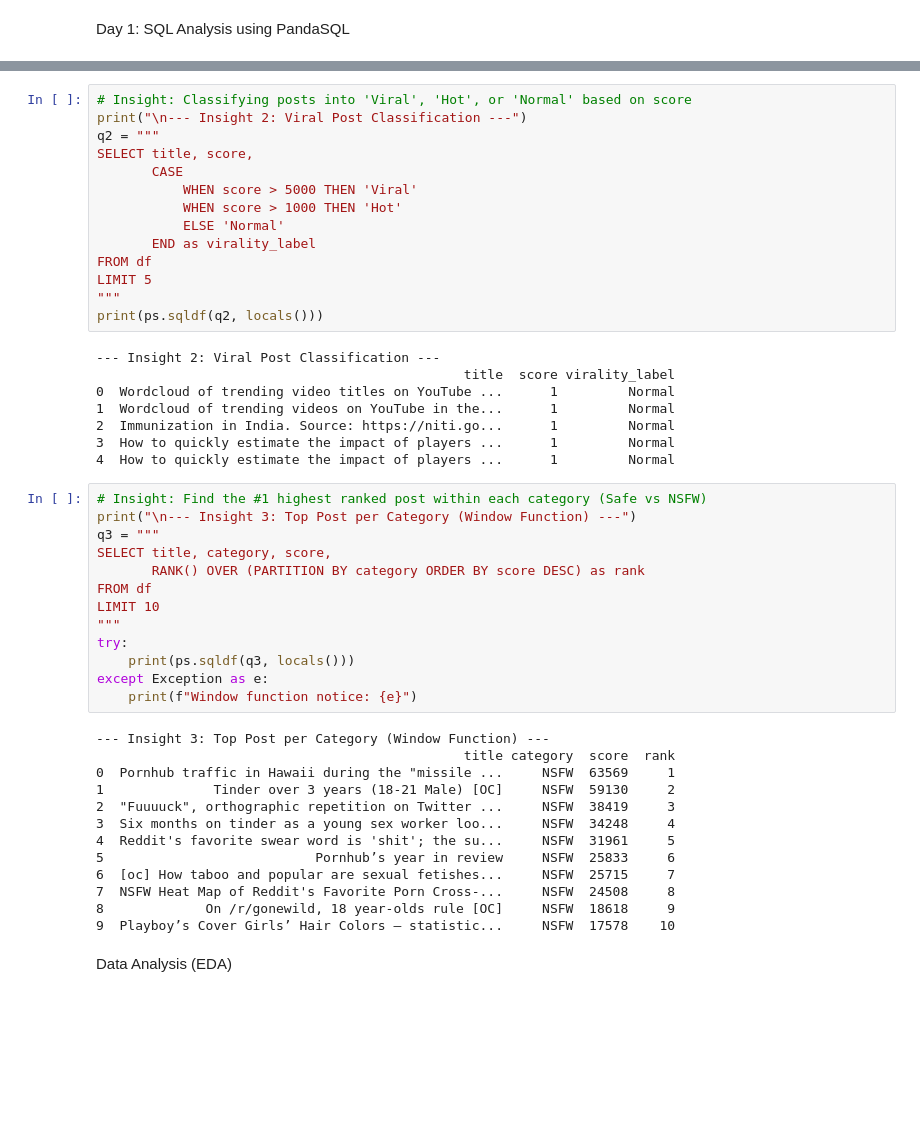
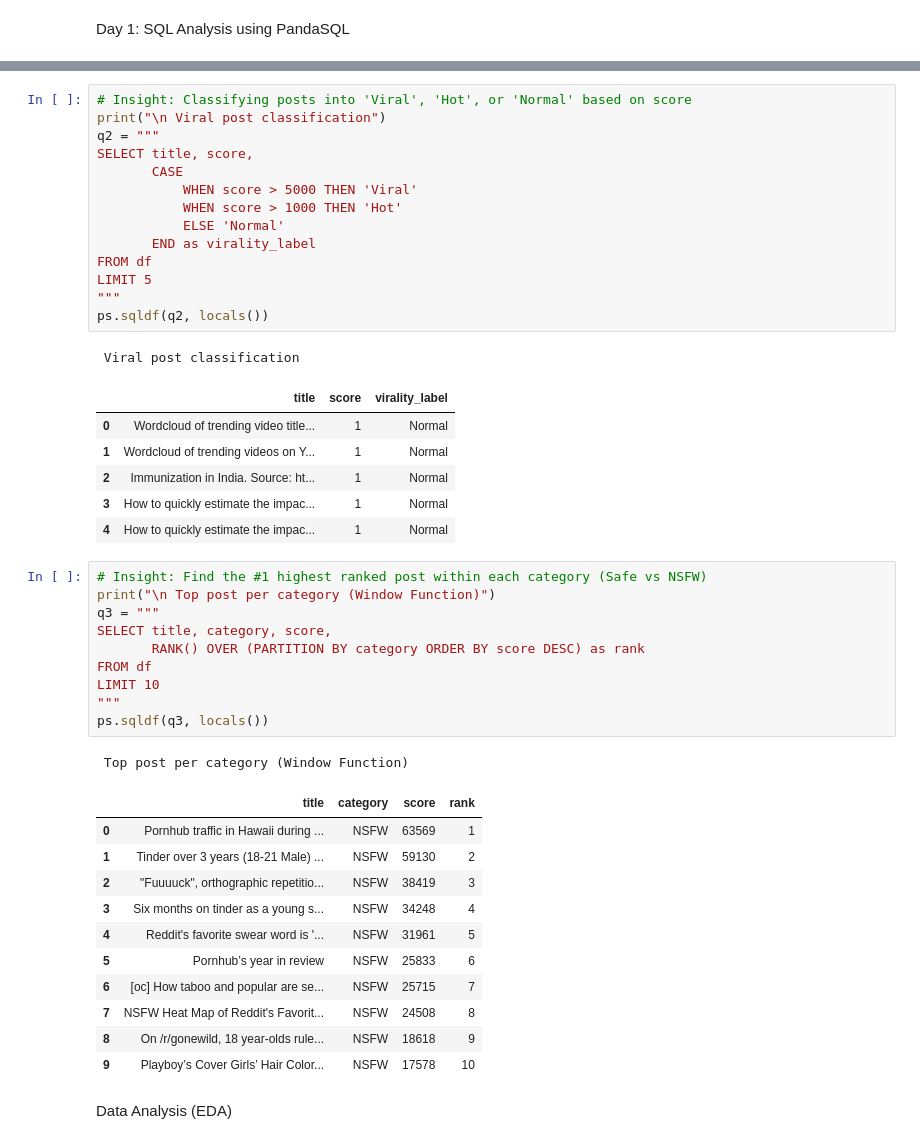
Before and after one commit to hardiksharma2005/Reddit-Post-Classifier, a Jupyter notebook: Reddit_Post_Analysis.ipynb, the cells around one changed output, grey strips where cells are left out. Drawn from its saved outputs; the diff is of its cells as text; blank space fills up the shorter version.

```diff
--- a/Reddit_Post_Analysis.ipynb
+++ b/Reddit_Post_Analysis.ipynb
@@ -81,6 +72,6 @@ print(ps.sqldf(q1, locals()))
 # %%
 # Insight: Classifying posts into 'Viral', 'Hot', or 'Normal' based on score
-print("\n--- Insight 2: Viral Post Classification ---")
+print("\n Viral post classification")
 q2 = """
 SELECT title, score,
        CASE
@@ -91,41 +82,38 @@ SELECT title, score,
 FROM df
 LIMIT 5
 """
-print(ps.sqldf(q2, locals()))
+ps.sqldf(q2, locals())
 # %% [output]
---- Insight 2: Viral Post Classification ---
-                                               title  score virality_label
-0  Wordcloud of trending video titles on YouTube ...      1         Normal
-1  Wordcloud of trending videos on YouTube in the...      1         Normal
-2  Immunization in India. Source: https://niti.go...      1         Normal
-3  How to quickly estimate the impact of players ...      1         Normal
-4  How to quickly estimate the impact of players ...      1         Normal
+ Viral post classification
+|  | title | score | virality_label |
+| 0 | Wordcloud of trending video title... | 1 | Normal |
+| 1 | Wordcloud of trending videos on Y... | 1 | Normal |
+| 2 | Immunization in India. Source: ht... | 1 | Normal |
+| 3 | How to quickly estimate the impac... | 1 | Normal |
+| 4 | How to quickly estimate the impac... | 1 | Normal |
 # %%
 # Insight: Find the #1 highest ranked post within each category (Safe vs NSFW)
-print("\n--- Insight 3: Top Post per Category (Window Function) ---")
+print("\n Top post per category (Window Function)")
 q3 = """
 SELECT title, category, score,
        RANK() OVER (PARTITION BY category ORDER BY score DESC) as rank
 FROM df
 LIMIT 10
 """
-try:
-    print(ps.sqldf(q3, locals()))
-except Exception as e:
-    print(f"Window function notice: {e}")
+ps.sqldf(q3, locals())
 # %% [output]
---- Insight 3: Top Post per Category (Window Function) ---
-                                               title category  score  rank
-0  Pornhub traffic in Hawaii during the "missile ...     NSFW  63569     1
-1              Tinder over 3 years (18-21 Male) [OC]     NSFW  59130     2
-2  "Fuuuuck", orthographic repetition on Twitter ...     NSFW  38419     3
-3  Six months on tinder as a young sex worker loo...     NSFW  34248     4
-4  Reddit's favorite swear word is 'shit'; the su...     NSFW  31961     5
-5                           Pornhub’s year in review     NSFW  25833     6
-6  [oc] How taboo and popular are sexual fetishes...     NSFW  25715     7
-7  NSFW Heat Map of Reddit's Favorite Porn Cross-...     NSFW  24508     8
-8             On /r/gonewild, 18 year-olds rule [OC]     NSFW  18618     9
-9  Playboy’s Cover Girls’ Hair Colors — statistic...     NSFW  17578    10
+ Top post per category (Window Function)
+|  | title | category | score | rank |
+| 0 | Pornhub traffic in Hawaii during ... | NSFW | 63569 | 1 |
+| 1 | Tinder over 3 years (18-21 Male) ... | NSFW | 59130 | 2 |
+| 2 | "Fuuuuck", orthographic repetitio... | NSFW | 38419 | 3 |
+| 3 | Six months on tinder as a young s... | NSFW | 34248 | 4 |
+| 4 | Reddit's favorite swear word is '... | NSFW | 31961 | 5 |
+| 5 | Pornhub’s year in review | NSFW | 25833 | 6 |
+| 6 | [oc] How taboo and popular are se... | NSFW | 25715 | 7 |
+| 7 | NSFW Heat Map of Reddit's Favorit... | NSFW | 24508 | 8 |
+| 8 | On /r/gonewild, 18 year-olds rule... | NSFW | 18618 | 9 |
+| 9 | Playboy’s Cover Girls’ Hair Color... | NSFW | 17578 | 10 |
 # %% [markdown]
 Data Analysis (EDA)
 # %%
```
Also changed, not shown: parts of 25 cells of this notebook.
